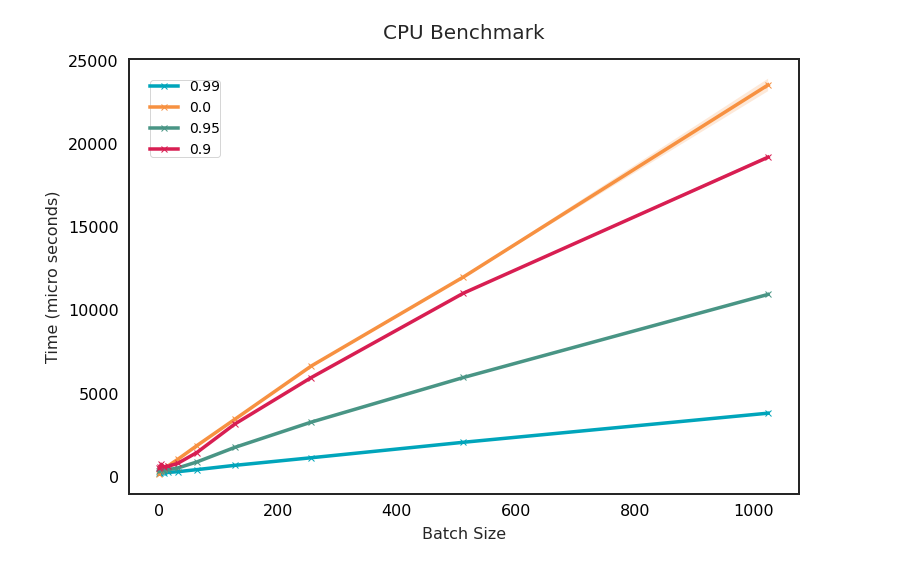
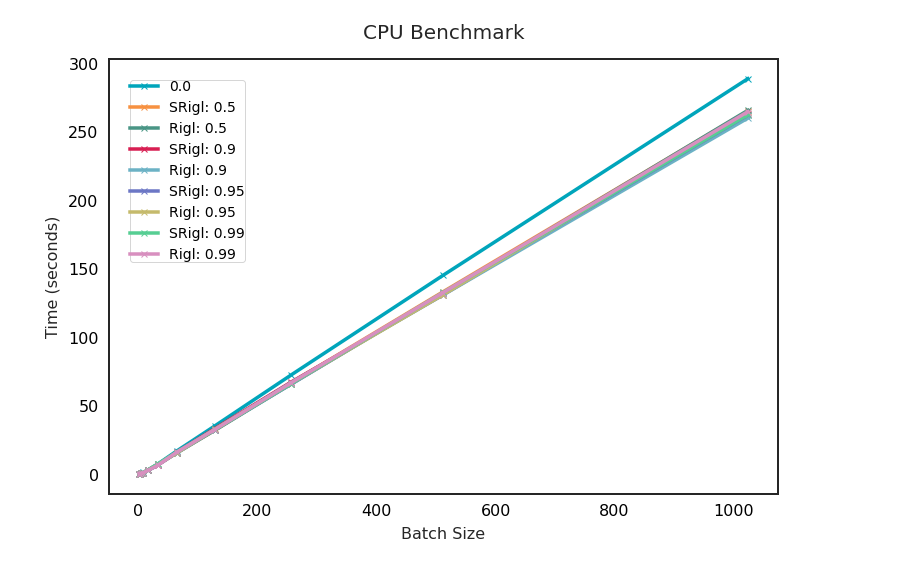
Before and after one commit to calgaryml/condensed-sparsity, a Jupyter notebook: notebooks/benchmarks_sparseprop.ipynb, the cells around one changed output. Cells and saved outputs as stored; diff of their text form; code cells hidden in the pictures.

Commit message:
full model sparseprop benchmarks completed

```diff
--- a/notebooks/benchmarks_sparseprop.ipynb
+++ b/notebooks/benchmarks_sparseprop.ipynb
@@ -32,0 +37,8 @@ Times are in microseconds (us).
+# %%
+for measurement in compare._results:
+    print(measurement)
+    print(measurement.__dict__.keys())
+    print(measurement.__dict__['task_spec'].__dict__.keys())
+    print(measurement.__dict__['task_spec'].__dict__["description"])
+
+    break
@@ -32,0 +154,8 @@ Times are in microseconds (us).
+# %%
+## Full model results
+
+import pickle
+result_type = "cpu"
+with open(f"../compare_{result_type}_sparseprop_resnet50.pkl", "rb") as handle:
+    compare = pickle.load(handle)
+print(compare)
@@ -54,51 +192,63 @@ np.std(compare._results[0].times)
 # %%
-import re
-import pandas as pd
-import numpy as np
 plt.style.use("../plt_plot_style.mplstyle")
 data = {
     "sparsity": [],
     "batch_size": [],
-    "num_features": [],
     "time": [],
-    "std": []
+    "std": [],
+    "const_fan": []
 }
 for measurement in compare._results:
     desc = measurement.description
-    sparsity = desc[-3:]
-    if sparsity == "0.5":
+    if desc.split(" ")[0] == "Partially":
         continue
-    if desc == "Dense Linear":
-        data["sparsity"].append(0.0)
+    match_obj = re.search(r"0\.\d*", desc)
+    if match_obj is None:
+        sparsity=0.0
+        const_fan_in = "N/A"
     else:
-        data["sparsity"].append(float(desc[-3:]))
-    batch, num_features = re.findall(r"[0-9]+", measurement.sub_label)
-    data["batch_size"].append(int(batch))
-    data["num_features"].append(int(num_features))
-    data["time"].append(measurement.median*1e6)
-    data["std"].append(np.std(measurement.times)*1e6)
+        sparsity = float(match_obj.group())
+        const_fan_in = desc.split("==")[1]
+    data["sparsity"].append(sparsity)
+    batch_size, *features = re.findall(r"[0-9]+", measurement.sub_label)
+    data["batch_size"].append(int(batch_size))
+    data["time"].append(measurement.median)
+    data["std"].append(np.std(measurement.times))
+    data["const_fan"].append(const_fan_in)
 df = pd.DataFrame(data)
-df = df.sort_values(by="batch_size", ascending=True)
+df = df.sort_values(by=["batch_size", "sparsity"], ascending=True)
 fig, ax = plt.subplots(figsize=(12,8))
 # df = df.loc[df["batch_size"]<=256]
 for s in df["sparsity"].unique():
     df_slice = df.loc[df["sparsity"] == s]
-    # df_slice = df_slice.groupby("batch_size").agg(mean_time=("time", "mean"), std_time=("time", "std")).reset_index()
-    ax.plot(df_slice["batch_size"], df_slice["time"], label=s, marker="x")
-    ax.fill_between(
-        df_slice["batch_size"],
-        df_slice["time"]+df_slice["std"],
-        df_slice["time"]-df_slice["std"],
-        alpha=0.2
-    )
+    series_to_plot = []
+    labels = []
+    if s != 0.0:
+        df_slice_const = df_slice.loc[df["const_fan"] == "True"]
+        df_slice_non_const = df_slice.loc[df["const_fan"] == "False"]
+        series_to_plot.append(df_slice_const)
+        series_to_plot.append(df_slice_non_const)
+        labels.append(f"SRigl: {s}")
+        labels.append(f"Rigl: {s}")
+    else:
+        series_to_plot.append(df_slice)
+        labels.append(s)
+    for label, series in list(zip(labels, series_to_plot)):
+        ax.plot(series["batch_size"], series["time"], label=label, marker="x")
+        ax.fill_between(
+            series["batch_size"],
+            series["time"]+series["std"],
+            series["time"]-series["std"],
+            alpha=0.2
+        )
 plt.legend()
-plt.ylabel("Time (micro seconds)")
+plt.ylabel("Time (seconds)")
 plt.xlabel("Batch Size")
 plt.title(f"{result_type.upper()} Benchmark")
 # ax.set_xscale("log")
 # ax.set_yscale("log")
 plt.show()
-fig.savefig(f"{result_type}_benchmark_sparseprop.png", dpi=400, transparent=False)
-fig.savefig(f"{result_type}_benchmark_sparseprop.svg", dpi=400, transparent=False)
+# fig.savefig(f"{result_type}_benchmark_sparseprop.png", dpi=400, transparent=False)
+# fig.savefig(f"{result_type}_benchmark_sparseprop.svg", dpi=400, transparent=False)
 # %% [output]
-[figure, old version]
+[figure, new version]
```
Also changed, not shown: parts of 32 cells of this notebook, 4 other files.
